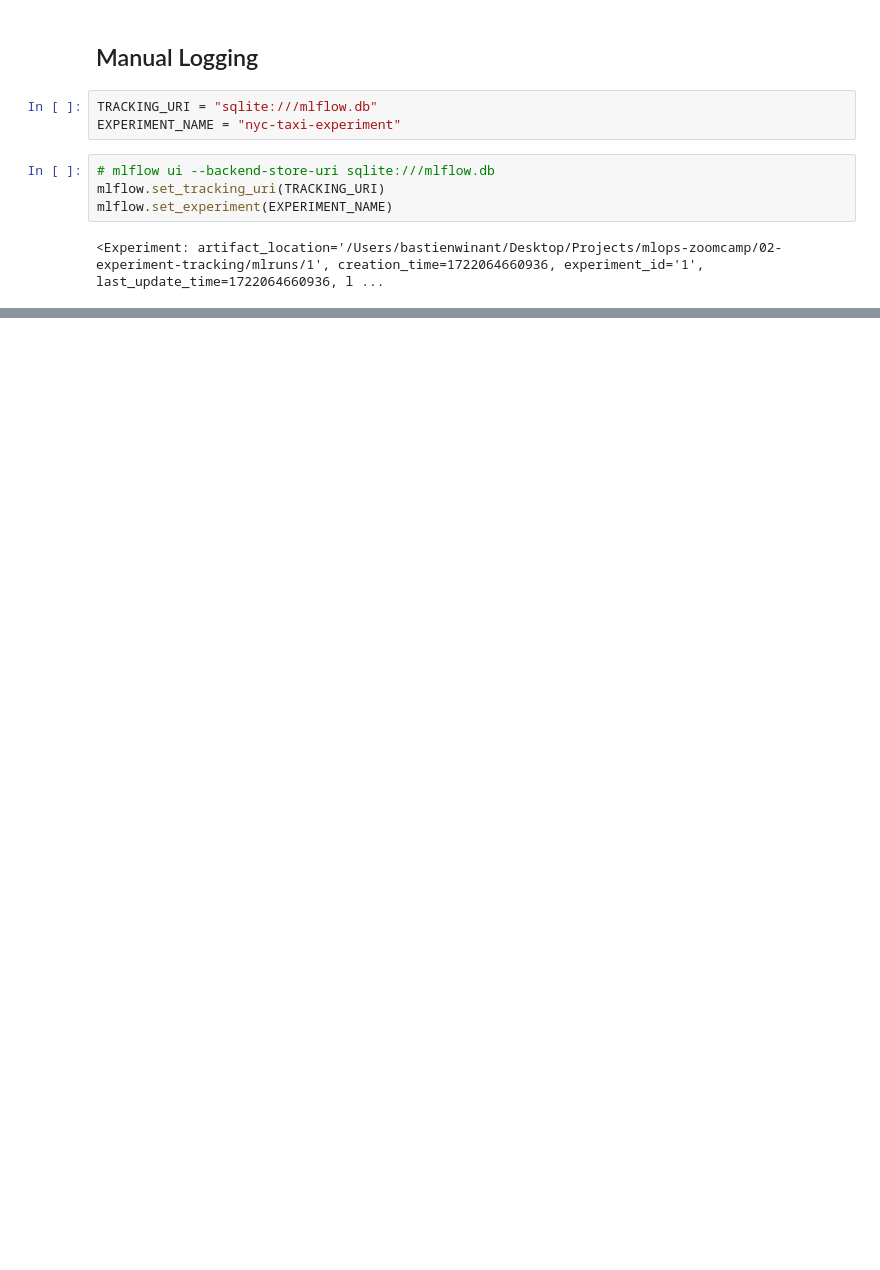
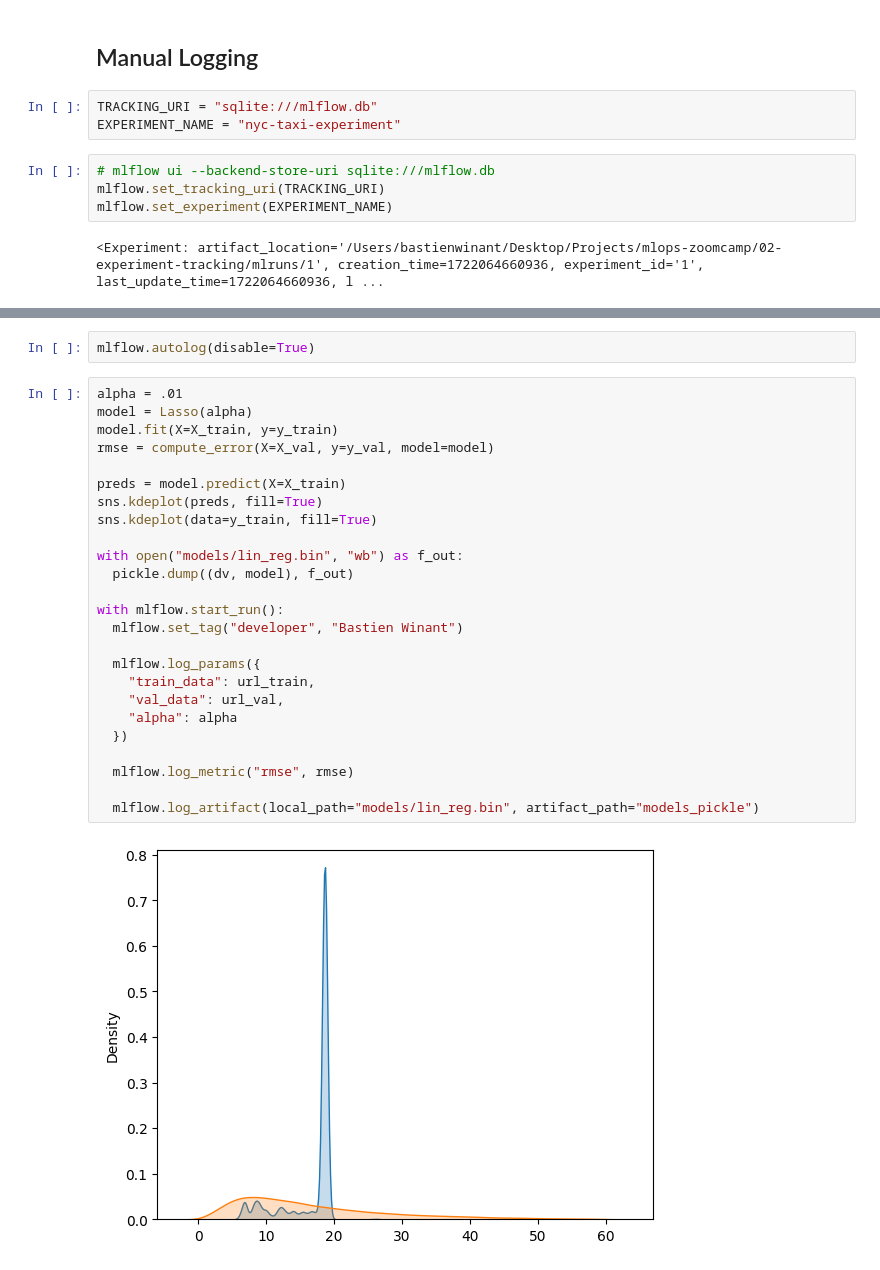
Before and after one commit to BastienWinant/mlops-zoomcamp, a Jupyter notebook: 02-experiment-tracking/trip-duration-prediction.ipynb, the cells around one changed output, grey strips where cells are left out. Saved outputs shown, nothing was run; the diff lists cells and outputs as text; blank space fills up the shorter version.

```diff
--- a/02-experiment-tracking/trip-duration-prediction.ipynb
+++ b/02-experiment-tracking/trip-duration-prediction.ipynb
@@ -106,0 +408,29 @@ with mlflow.start_run():
+# %%
+mlflow.autolog(disable=True)
+# %%
+alpha = .01
+model = Lasso(alpha)
+model.fit(X=X_train, y=y_train)
+rmse = compute_error(X=X_val, y=y_val, model=model)
+
+preds = model.predict(X=X_train)
+sns.kdeplot(preds, fill=True)
+sns.kdeplot(data=y_train, fill=True)
+
+with open("models/lin_reg.bin", "wb") as f_out:
+  pickle.dump((dv, model), f_out)
+
+with mlflow.start_run():
+  mlflow.set_tag("developer", "Bastien Winant")
+
+  mlflow.log_params({
+    "train_data": url_train,
+    "val_data": url_val,
+    "alpha": alpha
+  })
+
+  mlflow.log_metric("rmse", rmse)
+
+  mlflow.log_artifact(local_path="models/lin_reg.bin", artifact_path="models_pickle")
+# %% [output]
+[figure, added]
```
Also changed, not shown: parts of 15 cells of this notebook, 2 other files.
